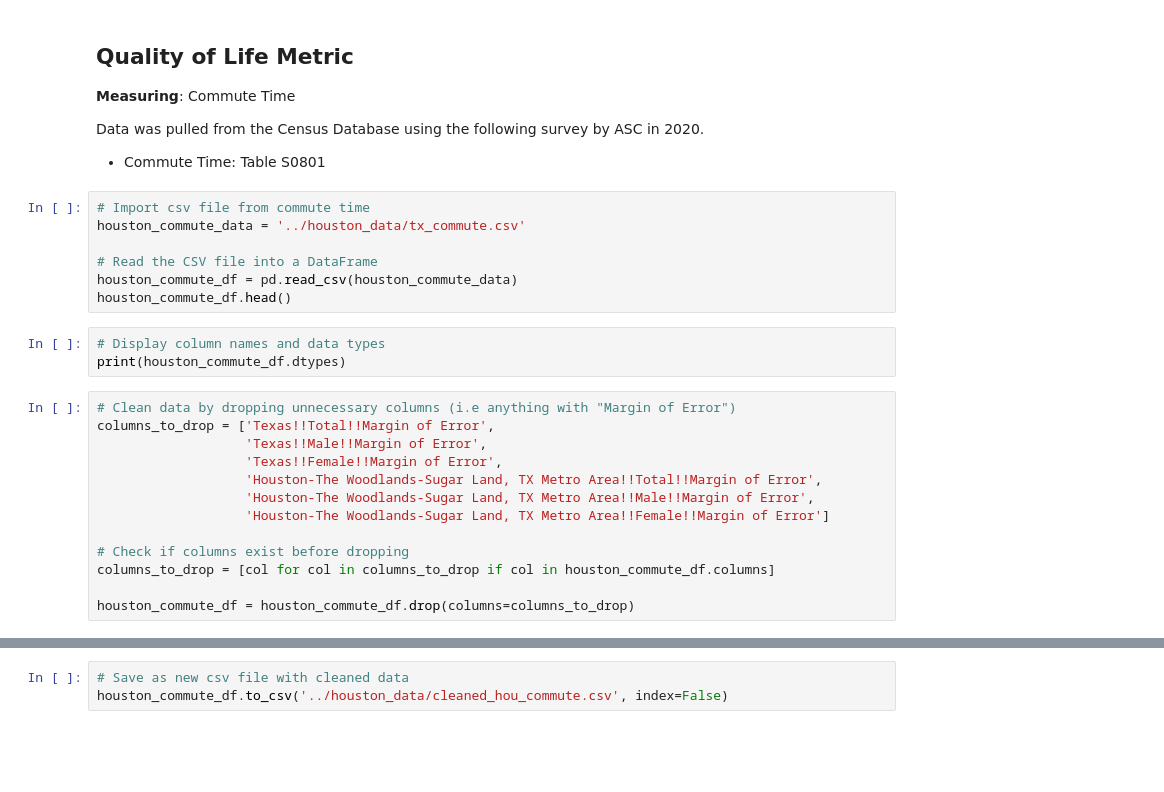
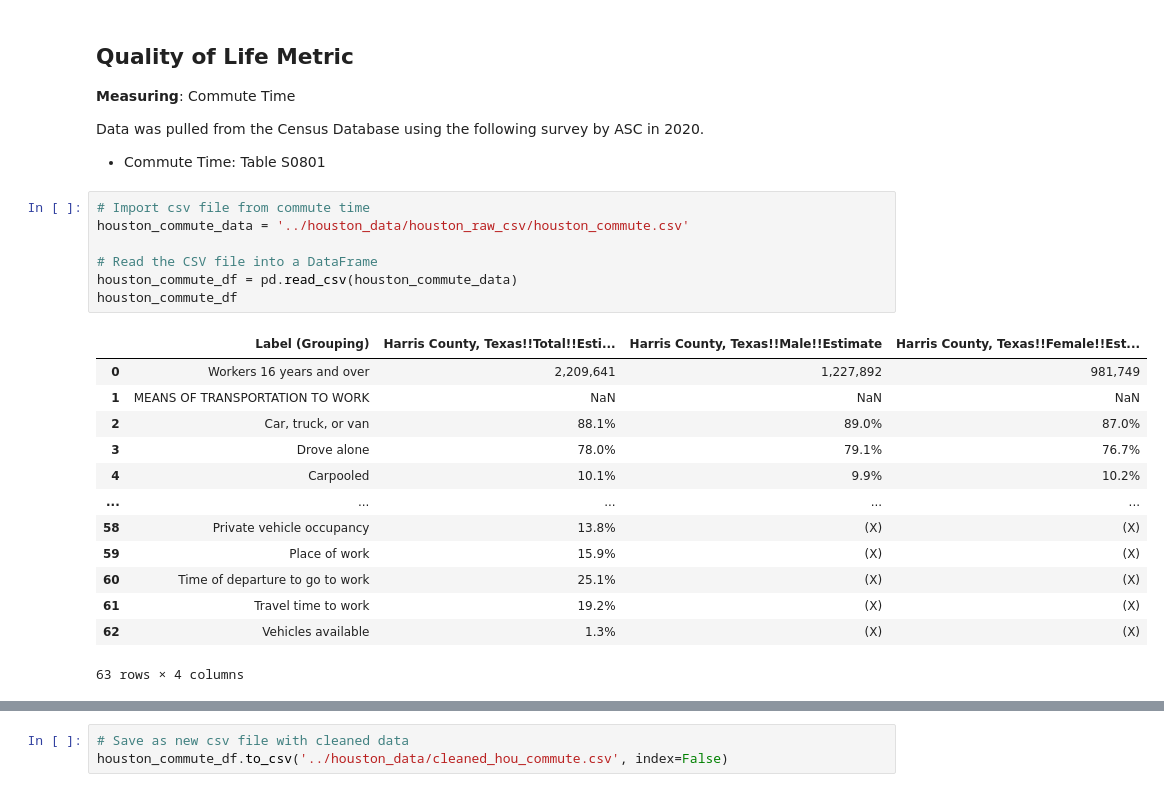
Before and after one commit to maddieemihle/major-city-visualization, a Jupyter notebook: data_files/houston_data/Houston_cleaned.ipynb, the cells around one changed output, grey strips where cells are left out. Drawn from its saved outputs; the diff is of its cells as text; blank space fills up the shorter version.

```diff
--- a/data_files/houston_data/Houston_cleaned.ipynb
+++ b/data_files/houston_data/Houston_cleaned.ipynb
@@ -381,24 +365,22 @@ Data was pulled from the Census Database using the following survey by ASC in 20
 * Commute Time: Table S0801
 # %%
 # Import csv file from commute time
-houston_commute_data = '../houston_data/tx_commute.csv'
+houston_commute_data = '../houston_data/houston_raw_csv/houston_commute.csv'
 
 # Read the CSV file into a DataFrame
 houston_commute_df = pd.read_csv(houston_commute_data)
-houston_commute_df.head()
+houston_commute_df
+# %% [output]
+|  | Label (Grouping) | Harris County, Texas!!Total!!Esti... | Harris County, Texas!!Male!!Estimate | Harris County, Texas!!Female!!Est... |
+| 0 | Workers 16 years and over | 2,209,641 | 1,227,892 | 981,749 |
+| 1 | MEANS OF TRANSPORTATION TO WORK | NaN | NaN | NaN |
+| 2 | Car, truck, or van | 88.1% | 89.0% | 87.0% |
+| 3 | Drove alone | 78.0% | 79.1% | 76.7% |
+| 4 | Carpooled | 10.1% | 9.9% | 10.2% |
+| ... | ... | ... | ... | ... |
+| 58 | Private vehicle occupancy | 13.8% | (X) | (X) |
+| 59 | Place of work | 15.9% | (X) | (X) |
+| 60 | Time of departure to go to work | 25.1% | (X) | (X) |
+| 61 | Travel time to work | 19.2% | (X) | (X) |
+| 62 | Vehicles available | 1.3% | (X) | (X) |
+63 rows × 4 columns
-# %%
-# Display column names and data types
-print(houston_commute_df.dtypes)
-# %%
-# Clean data by dropping unnecessary columns (i.e anything with "Margin of Error")
-columns_to_drop = ['Texas!!Total!!Margin of Error',
-                   'Texas!!Male!!Margin of Error',
-                   'Texas!!Female!!Margin of Error',
-                   'Houston-The Woodlands-Sugar Land, TX Metro Area!!Total!!Margin of Error',
-                   'Houston-The Woodlands-Sugar Land, TX Metro Area!!Male!!Margin of Error',
-                   'Houston-The Woodlands-Sugar Land, TX Metro Area!!Female!!Margin of Error']
-
-# Check if columns exist before dropping
-columns_to_drop = [col for col in columns_to_drop if col in houston_commute_df.columns]
-
-houston_commute_df = houston_commute_df.drop(columns=columns_to_drop)
```
Also changed, not shown: parts of 46 cells of this notebook, 23 other files.
